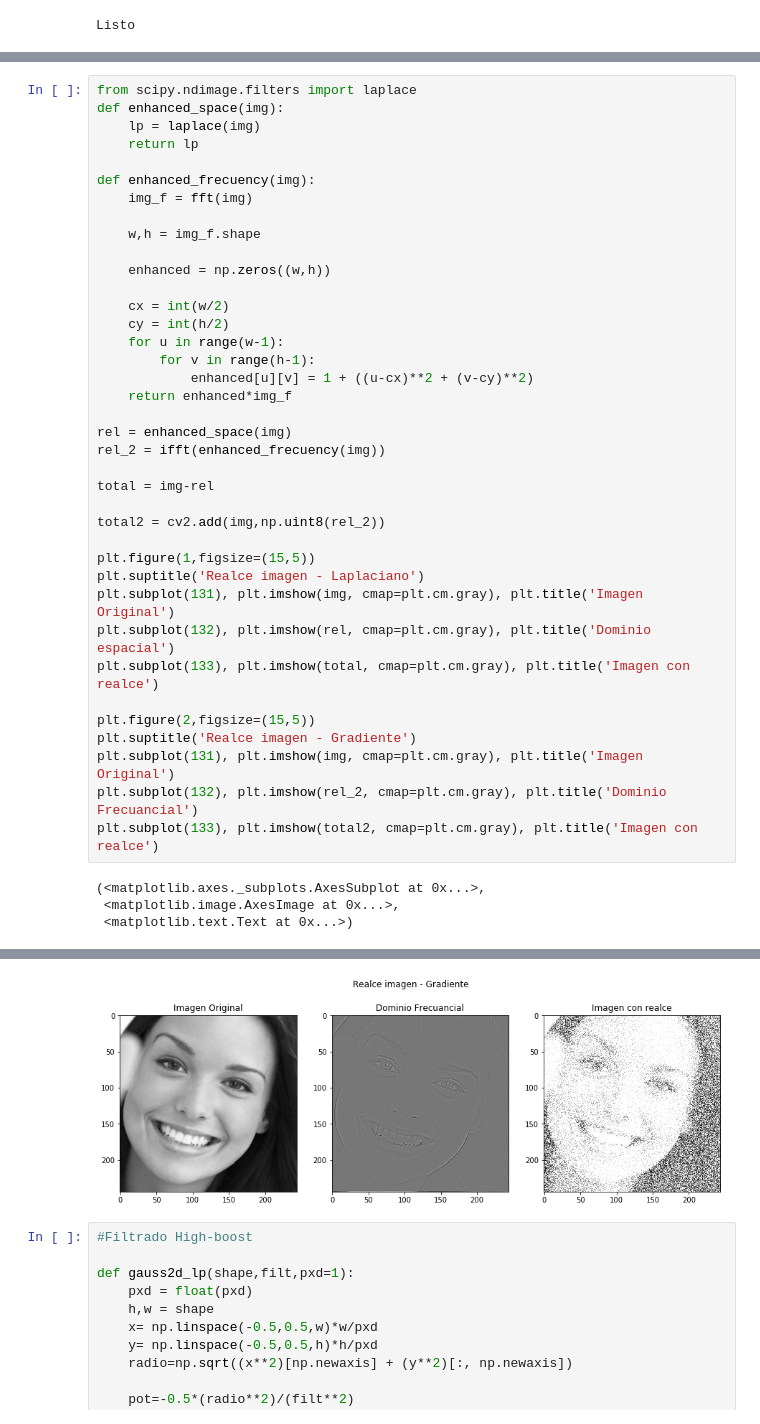
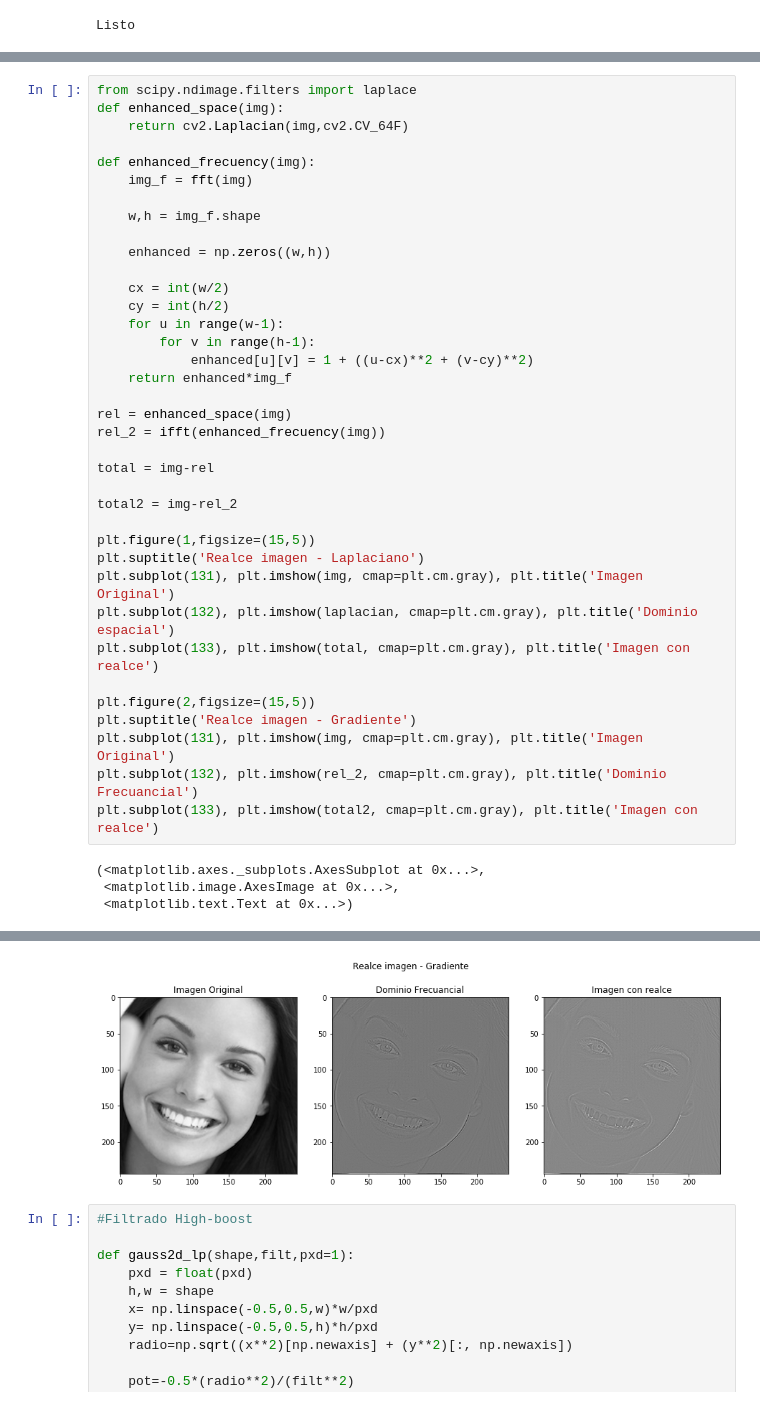
Before and after one commit to seradiazpin/MachineVisionUnal, a Jupyter notebook: Tarea5/Tarea5.ipynb, the cells around one changed output, grey strips where cells are left out. Cells and saved outputs as stored; diff of their text form.

Commit message:
Tarea 5- laplaciano cambiado por el de opencv

```diff
--- a/Tarea5/Tarea5.ipynb
+++ b/Tarea5/Tarea5.ipynb
@@ -124,8 +124,7 @@ plt.subplot(132), plt.imshow(filtered_bp, cmap=plt.cm.gray), plt.title('Imagen F
 # %%
 from scipy.ndimage.filters import laplace
 def enhanced_space(img):
-    lp = laplace(img)
-    return lp
+    return cv2.Laplacian(img,cv2.CV_64F)
 
 def enhanced_frecuency(img):
     img_f = fft(img)
@@ -146,12 +145,12 @@ rel_2 = ifft(enhanced_frecuency(img))
 
 total = img-rel
 
-total2 = cv2.add(img,np.uint8(rel_2))
+total2 = img-rel_2
 
 plt.figure(1,figsize=(15,5))
 plt.suptitle('Realce imagen - Laplaciano')
 plt.subplot(131), plt.imshow(img, cmap=plt.cm.gray), plt.title('Imagen Original')
-plt.subplot(132), plt.imshow(rel, cmap=plt.cm.gray), plt.title('Dominio espacial')
+plt.subplot(132), plt.imshow(laplacian, cmap=plt.cm.gray), plt.title('Dominio espacial')
 plt.subplot(133), plt.imshow(total, cmap=plt.cm.gray), plt.title('Imagen con realce')
 
 plt.figure(2,figsize=(15,5))
@@ -167,4 +166,4 @@ plt.subplot(133), plt.imshow(total2, cmap=plt.cm.gray), plt.title('Imagen con re
-[figure, old version]
+[figure, new version]
 # %%
 #Filtrado High-boost
 
```
Also changed, not shown: parts of 2 cells of this notebook.
